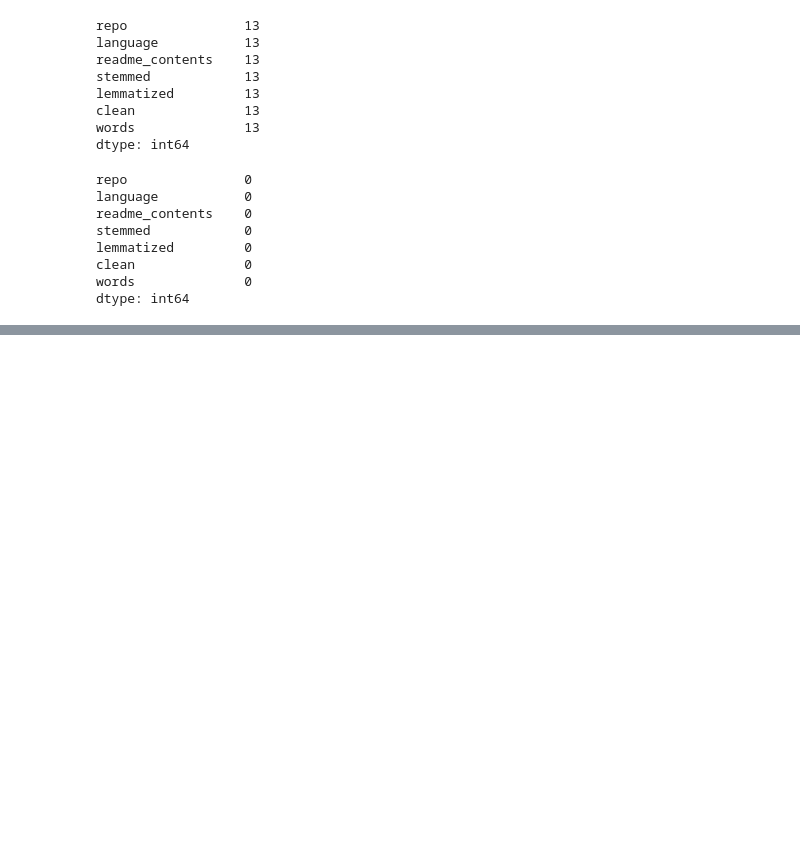
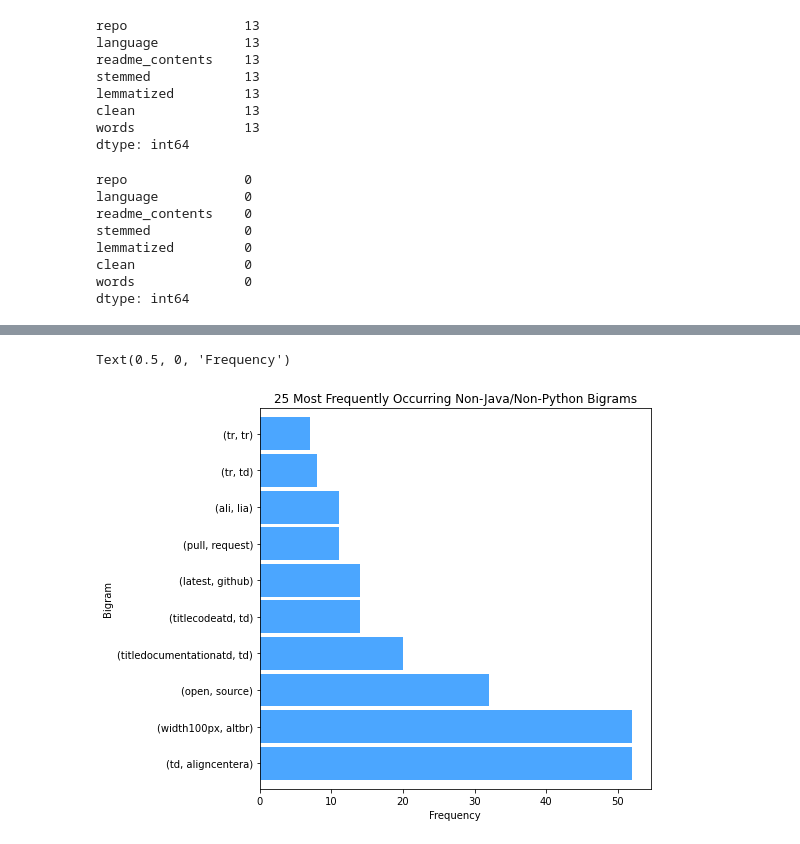
Before and after one commit to AAranda10/nlp-project, a Jupyter notebook: austin_explore.ipynb, the cells around one changed output, grey strips where cells are left out. Cells and saved outputs as stored; diff of their text form; code cells hidden in the pictures; blank space fills up the shorter version.

```diff
--- a/austin_explore.ipynb
+++ b/austin_explore.ipynb
@@ -346,3 +346,11 @@ plt.show()
+# %%
+other_bigrams.plot.barh(color='dodgerblue', width=.9, figsize=(7, 7), alpha=.8)
+plt.title('25 Most Frequently Occurring Non-Java/Non-Python Bigrams')
+plt.ylabel('Bigram')
+plt.xlabel('Frequency')
+# %% [output]
+Text(0.5, 0, 'Frequency')
+[figure, added]
 # %%
 bg = {k[0] + ' ' + k[1]: v for k, v in java_bigrams.to_dict().items()}
 img = WordCloud(background_color='white', width=800, height=400).generate_from_frequencies(bg)
```
Also changed, not shown: parts of 17 cells of this notebook.
